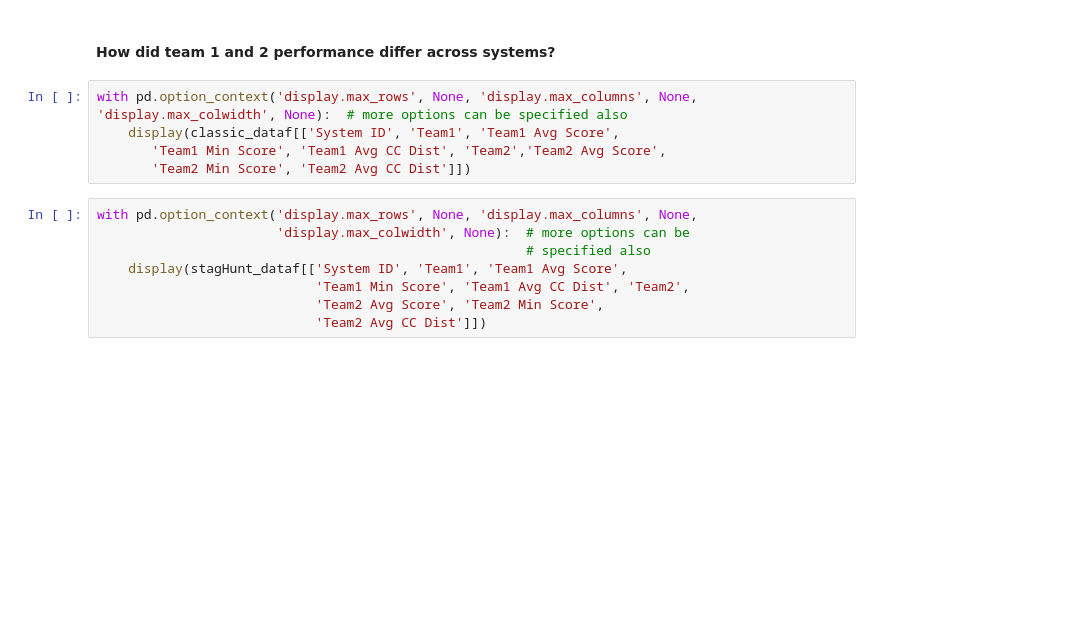
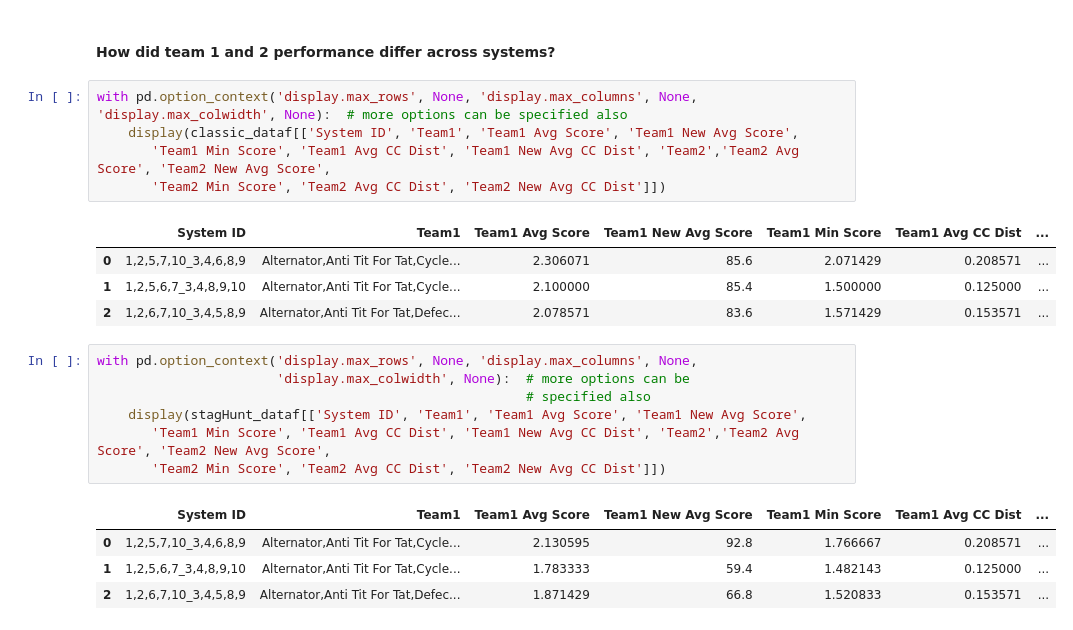
Before and after one commit to fatemehghaffari/PrisonersDilemma, a Jupyter notebook: DeterministicStrategyExperiments.ipynb, the cells around one changed output. Saved outputs shown, nothing was run; the diff lists cells and outputs as text; blank space fills up the shorter version.

```diff
--- a/DeterministicStrategyExperiments.ipynb
+++ b/DeterministicStrategyExperiments.ipynb
@@ -179,14 +302,23 @@ stagHunt_dataf.loc[:,:'SYS CC Dist MIN']
 #### How did team 1 and 2 performance differ across systems?
 # %%
 with pd.option_context('display.max_rows', None, 'display.max_columns', None, 'display.max_colwidth', None):  # more options can be specified also
-    display(classic_dataf[['System ID', 'Team1', 'Team1 Avg Score',
-       'Team1 Min Score', 'Team1 Avg CC Dist', 'Team2','Team2 Avg Score',
-       'Team2 Min Score', 'Team2 Avg CC Dist']])
+    display(classic_dataf[['System ID', 'Team1', 'Team1 Avg Score', 'Team1 New Avg Score',
+       'Team1 Min Score', 'Team1 Avg CC Dist', 'Team1 New Avg CC Dist', 'Team2','Team2 Avg Score', 'Team2 New Avg Score',
+       'Team2 Min Score', 'Team2 Avg CC Dist', 'Team2 New Avg CC Dist']])
+# %% [output]
+|  | System ID | Team1 | Team1 Avg Score | Team1 New Avg Score | Team1 Min Score | Team1 Avg CC Dist | ... |
+| 0 | 1,2,5,7,10_3,4,6,8,9 | Alternator,Anti Tit For Tat,Cycle... | 2.306071 | 85.6 | 2.071429 | 0.208571 | ... |
+| 1 | 1,2,5,6,7_3,4,8,9,10 | Alternator,Anti Tit For Tat,Cycle... | 2.100000 | 85.4 | 1.500000 | 0.125000 | ... |
+| 2 | 1,2,6,7,10_3,4,5,8,9 | Alternator,Anti Tit For Tat,Defec... | 2.078571 | 83.6 | 1.571429 | 0.153571 | ... |
 # %%
 with pd.option_context('display.max_rows', None, 'display.max_columns', None,
                        'display.max_colwidth', None):  # more options can be
                                                        # specified also
-    display(stagHunt_dataf[['System ID', 'Team1', 'Team1 Avg Score',
-                            'Team1 Min Score', 'Team1 Avg CC Dist', 'Team2',
-                            'Team2 Avg Score', 'Team2 Min Score',
-                            'Team2 Avg CC Dist']])
+    display(stagHunt_dataf[['System ID', 'Team1', 'Team1 Avg Score', 'Team1 New Avg Score',
+       'Team1 Min Score', 'Team1 Avg CC Dist', 'Team1 New Avg CC Dist', 'Team2','Team2 Avg Score', 'Team2 New Avg Score',
+       'Team2 Min Score', 'Team2 Avg CC Dist', 'Team2 New Avg CC Dist']])
+# %% [output]
+|  | System ID | Team1 | Team1 Avg Score | Team1 New Avg Score | Team1 Min Score | Team1 Avg CC Dist | ... |
+| 0 | 1,2,5,7,10_3,4,6,8,9 | Alternator,Anti Tit For Tat,Cycle... | 2.130595 | 92.8 | 1.766667 | 0.208571 | ... |
+| 1 | 1,2,5,6,7_3,4,8,9,10 | Alternator,Anti Tit For Tat,Cycle... | 1.783333 | 59.4 | 1.482143 | 0.125000 | ... |
+| 2 | 1,2,6,7,10_3,4,5,8,9 | Alternator,Anti Tit For Tat,Defec... | 1.871429 | 66.8 | 1.520833 | 0.153571 | ... |
```
Also changed, not shown: parts of 14 cells of this notebook.
